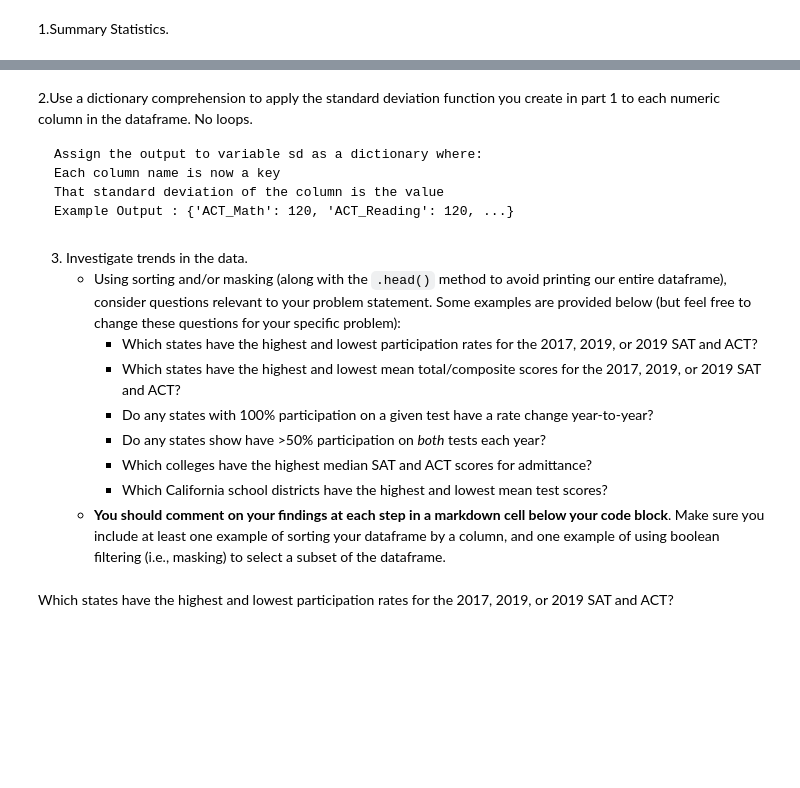
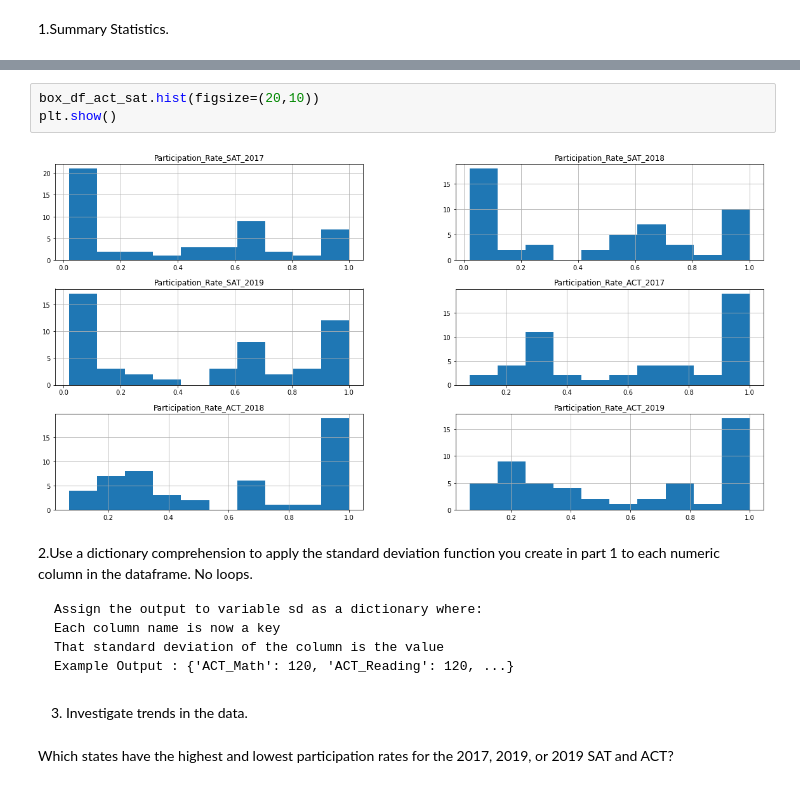
Before and after one commit to mchueakh/DSI_project1, a Jupyter notebook: code/DSI_project1_V1.2.ipynb, the cells around one changed output, grey strips where cells are left out. Drawn from its saved outputs; the diff is of its cells as text; blank space fills up the shorter version.

```diff
--- a/code/DSI_project1_V1.2.ipynb
+++ b/code/DSI_project1_V1.2.ipynb
@@ -477,3 +493,8 @@ Complete the following steps to explore your data. You are welcome to do more ED
+# %%
+box_df_act_sat.hist(figsize=(20,10))
+plt.show()
+# %% [output]
+[figure, added]
 # %% [markdown]
 2.Use a dictionary comprehension to apply the standard deviation function you create in part 1 to each numeric column in the dataframe. No loops.
 
@@ -482,16 +503,8 @@ Complete the following steps to explore your data. You are welcome to do more ED
     Each column name is now a key
     That standard deviation of the column is the value
     Example Output : {'ACT_Math': 120, 'ACT_Reading': 120, ...}
-# %% [markdown]
-3. Investigate trends in the data.
-    - Using sorting and/or masking (along with the `.head()` method to avoid printing our entire dataframe), consider questions relevant to your problem statement. Some examples are provided below (but feel free to change these questions for your specific problem):
-        - Which states have the highest and lowest participation rates for the 2017, 2019, or 2019 SAT and ACT?
-        - Which states have the highest and lowest mean total/composite scores for the 2017, 2019, or 2019 SAT and ACT?
-        - Do any states with 100% participation on a given test have a rate change year-to-year?
-        - Do any states show have >50% participation on *both* tests each year?
-        - Which colleges have the highest median SAT and ACT scores for admittance?
-        - Which California school districts have the highest and lowest mean test scores?
-    - **You should comment on your findings at each step in a markdown cell below your code block**. Make sure you include at least one example of sorting your dataframe by a column, and one example of using boolean filtering (i.e., masking) to select a subset of the dataframe.
+# %% [markdown]
+3. Investigate trends in the data.
 # %% [markdown]
 Which states have the highest and lowest participation rates for the 2017, 2019, or 2019 SAT and ACT?
 # %%
```
Also changed, not shown: parts of 3 cells of this notebook.
